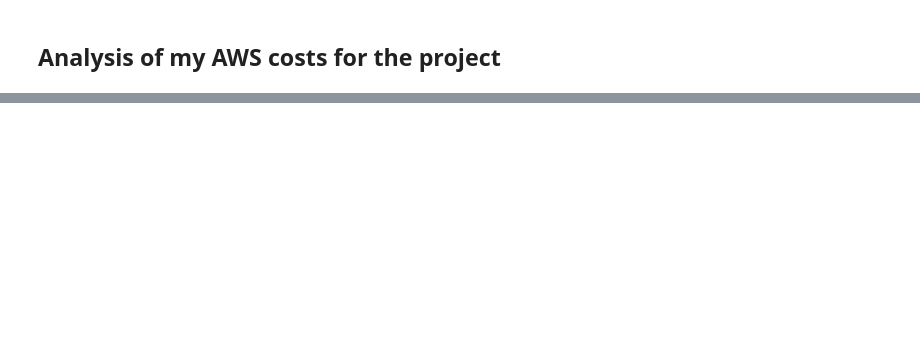
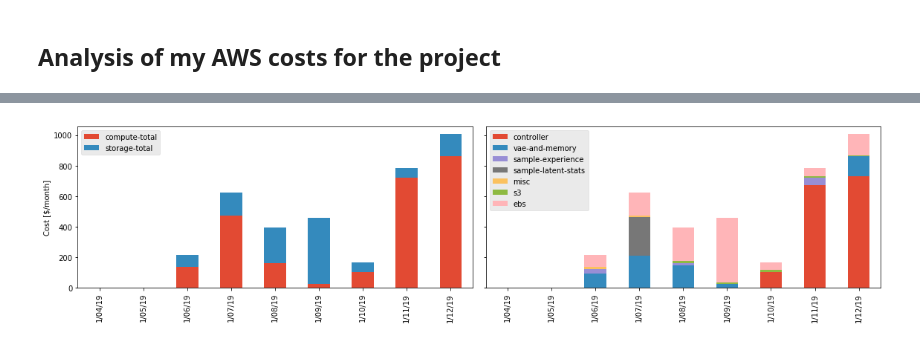
Before and after one commit to ADGEfficiency/world-models-dev, a Jupyter notebook: notebooks/aws-costs.ipynb, the cells around one changed output, grey strips where cells are left out. Drawn from its saved outputs; the diff is of its cells as text; code cells hidden in the pictures; blank space fills up the shorter version.

```diff
--- a/notebooks/aws-costs.ipynb
+++ b/notebooks/aws-costs.ipynb
@@ -73,6 +158,6 @@ component_per_month.plot(kind='bar')
 # %%
 serv = pd.read_csv('../blog-post/service-costs.csv')
-serv = serv.iloc[1:, :]
+serv = serv.iloc[1:-1, :]
 
 serv = serv.fillna(0)
 
@@ -92,0 +207,25 @@ month.plot(kind='bar')
+# %%
+component_per_month = defaultdict(list)
+
+for instance in metadata.index:
+    component = metadata.loc[instance, 'component']
+    component_per_month[component].append(comp.loc[:, instance+'($)'])
+
+for k, v in component_per_month.items():
+    component_per_month[k] = sum(v)
+
+component_per_month = pd.DataFrame(component_per_month)
+component_per_month.index = usage.index
+
+#  order is important!
+component_per_month.loc[:, 'compute-total'] = comp.sum(axis=1)
+dataset['storage'].loc[:, 's3']
+dataset['storage'].loc[:, 's3']
+
+component_per_month.loc[:, 's3'] = dataset['storage'].loc[:, 's3']
+component_per_month.loc[:, 'ebs'] = dataset['storage'].loc[:, 'ebs']
+component_per_month.loc[:, 'storage-total'] = dataset['storage'].loc[:, 's3'] + dataset['storage'].loc[:, 'ebs']
+component_per_month.loc[:, 'total'] = component_per_month.loc[:, 'storage-total'] + component_per_month.loc[:, 'compute-total']
+#assert (component_per_month.iloc[:, -3] + component_per_month.iloc[:, -2] == component_per_month.iloc[:, -1]).all()
+print(component_per_month.round(2))
+print(component_per_month.round(2).to_markdown())
@@ -92,0 +250,19 @@ month.plot(kind='bar')
+# %%
+#  plot by component, plot by compute or storage
+f, a = plt.subplots(ncols=2, figsize=(16, 4), sharey=True)
+plt.style.use('ggplot')
+comps_only = component_per_month.drop(['compute-total', 'total', 'storage-total'], axis=1)
+
+component_per_month.loc[:, ['compute-total', 'storage-total']].plot(kind='bar', ax=a[0], stacked=True)
+comps_only.plot(kind='bar', ax=a[1], stacked=True)
+
+for ax in a:
+    ax.grid(False)
+    ax.set_facecolor('white')
+    ax.set_xlabel('')
+    ax.set_ylabel('Cost [$/month]')
+plt.tight_layout()
+
+f.savefig('/Users/adam/git/adgefficiency.github.io/assets/world-models/aws.png')
+# %% [output]
+[figure, added]
```
Also changed, not shown: parts of 23 cells of this notebook, 19 other files.
